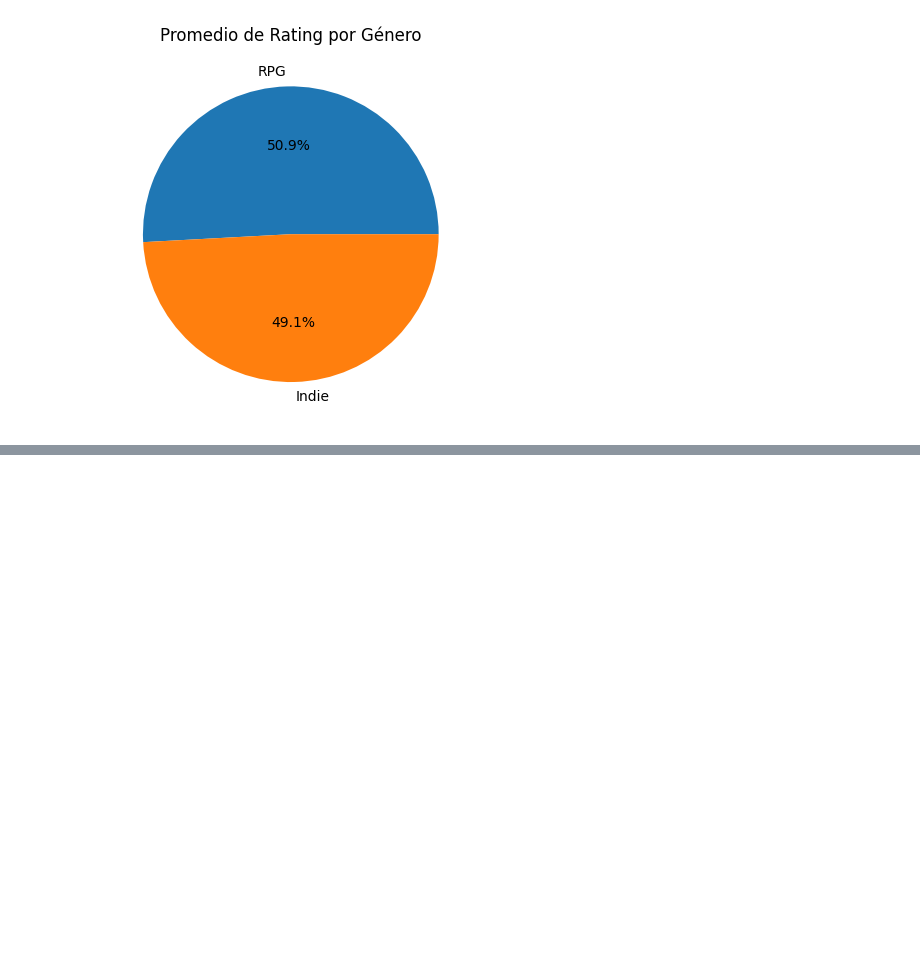
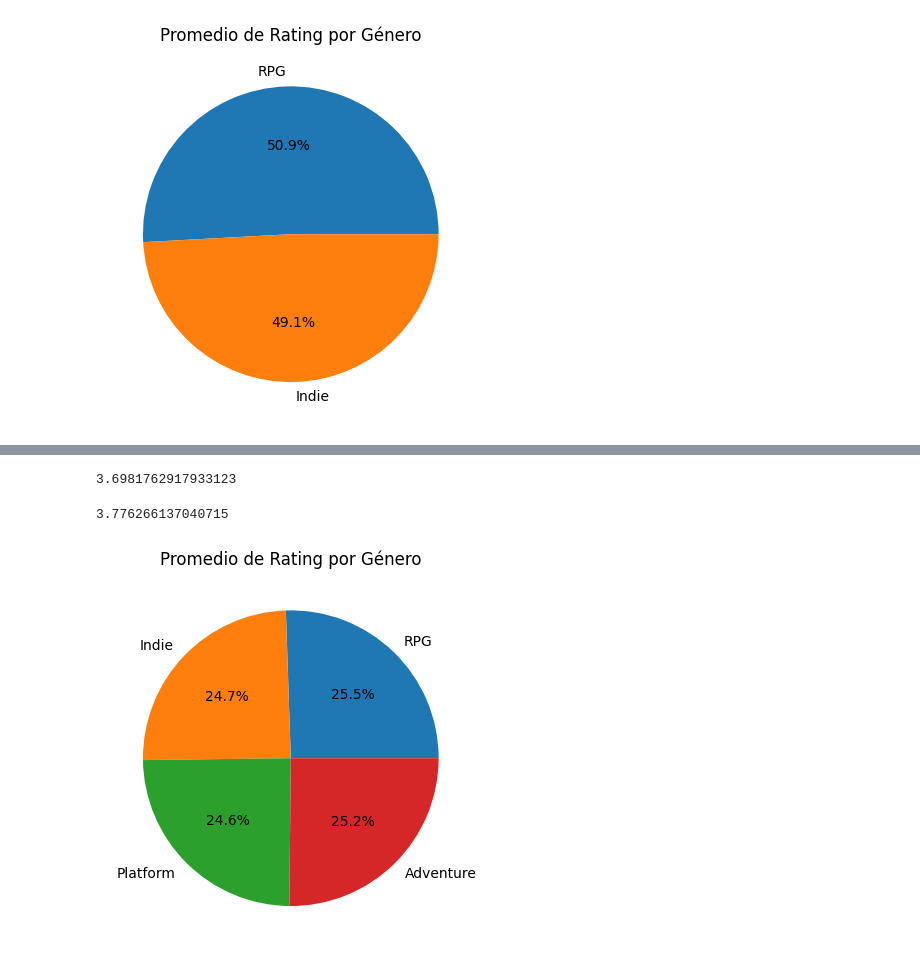
Before and after one commit to KriegerN/Python-Semestre-1, a Jupyter notebook: Jupyter/04-pandas.ipynb, the cells around one changed output, grey strips where cells are left out. Saved outputs shown, nothing was run; the diff lists cells and outputs as text; code cells hidden in the pictures; blank space fills up the shorter version.

```diff
--- a/Jupyter/04-pandas.ipynb
+++ b/Jupyter/04-pandas.ipynb
@@ -230,0 +262,27 @@ plt.show()
+# %%
+ratings_Platform = datos[datos['Genres'].apply(lambda x: 'Platform' in x)]['Rating']
+promedio_Platform = ratings_Platform.mean()
+
+promedio_Platform
+# %% [output]
+3.6981762917933123
+# %%
+ratings_Adventure = datos[datos['Genres'].apply(lambda x: 'Adventure' in x)]['Rating']
+promedio_Adventure = ratings_Adventure.mean()
+
+promedio_Adventure
+# %% [output]
+3.776266137040715
+# %%
+dataset_promedios = pd.DataFrame(
+    {
+    'Género': ['RPG', 'Indie','Platform','Adventure'],
+    'Promedio': [promedio_RPG, promedio_Indie, promedio_Platform, promedio_Adventure]
+    }
+    )
+# %%
+plt.pie(dataset_promedios['Promedio'], labels=dataset_promedios['Género'], autopct='%1.1f%%')
+plt.title('Promedio de Rating por Género')
+plt.show()
+# %% [output]
+[figure, added]
```
Also changed, not shown: parts of 9 cells of this notebook.
